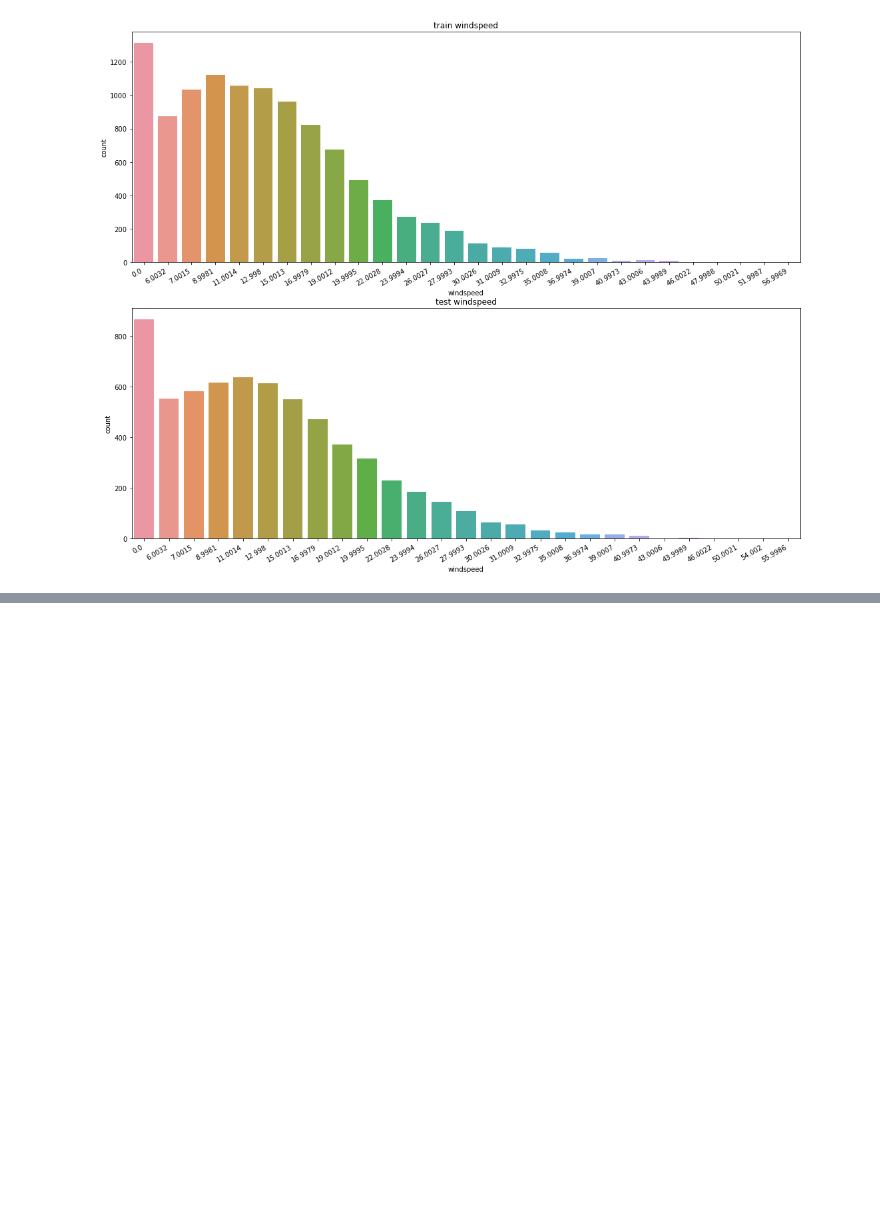
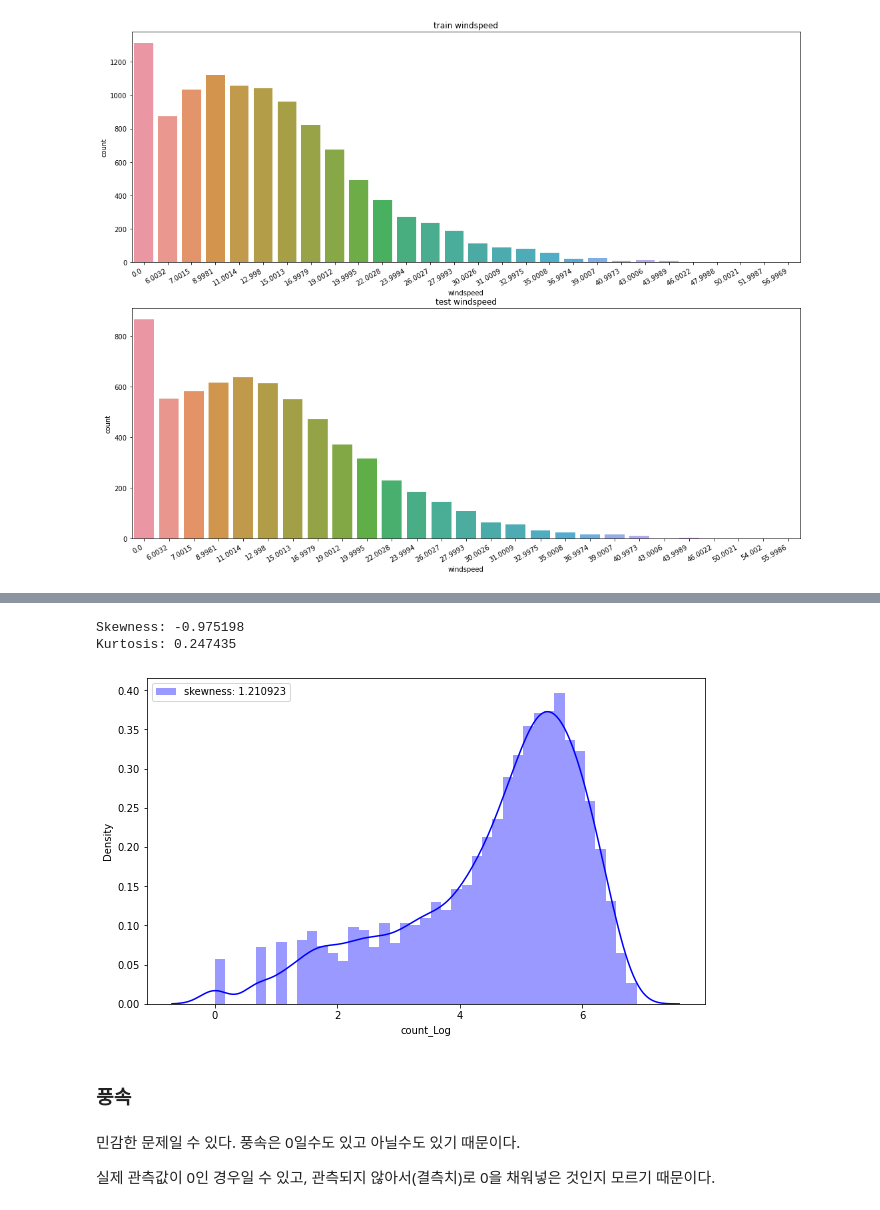
Before and after one commit to EdgeOfNetwork/ML_1.0.1, a Jupyter notebook: practice_data_analytics/bike_sharing_demand_kaggle_practice.ipynb, the cells around one changed output, grey strips where cells are left out. Drawn from its saved outputs; the diff is of its cells as text; code cells hidden in the pictures; blank space fills up the shorter version.

```diff
--- a/practice_data_analytics/bike_sharing_demand_kaggle_practice.ipynb
+++ b/practice_data_analytics/bike_sharing_demand_kaggle_practice.ipynb
@@ -329,0 +391,17 @@ train.shape
+# %%
+train['count_Log'] = train['count'].map(lambda i:np.log(i) if i > 0 else 0)
+
+f, ax = plt.subplots(1, 1, figsize = (10, 6))
+g = sns.distplot(train['count_Log'], color = 'b', label='skewness: {:2f}'.format(train['count'].skew()), ax = ax)
+g = g.legend(loc = 'best')
+
+print("Skewness: %f" %train['count_Log'].skew())
+print("Kurtosis: %f" %train['count_Log'].kurt())
+
+train.drop('count', axis = 1, inplace = True)
+# %% [output]
+Skewness: -0.975198
+Kurtosis: 0.247435
+[figure, added]
+# %% [markdown]
+### 풍속
@@ -329,0 +411,4 @@ train.shape
+# %% [markdown]
+민감한 문제일 수 있다. 풍속은 0일수도 있고 아닐수도 있기 때문이다.
+
+실제 관측값이 0인 경우일 수 있고, 관측되지 않아서(결측치)로 0을 채워넣은 것인지 모르기 때문이다.
```
Also changed, not shown: parts of 40 cells of this notebook, 1 other file.
